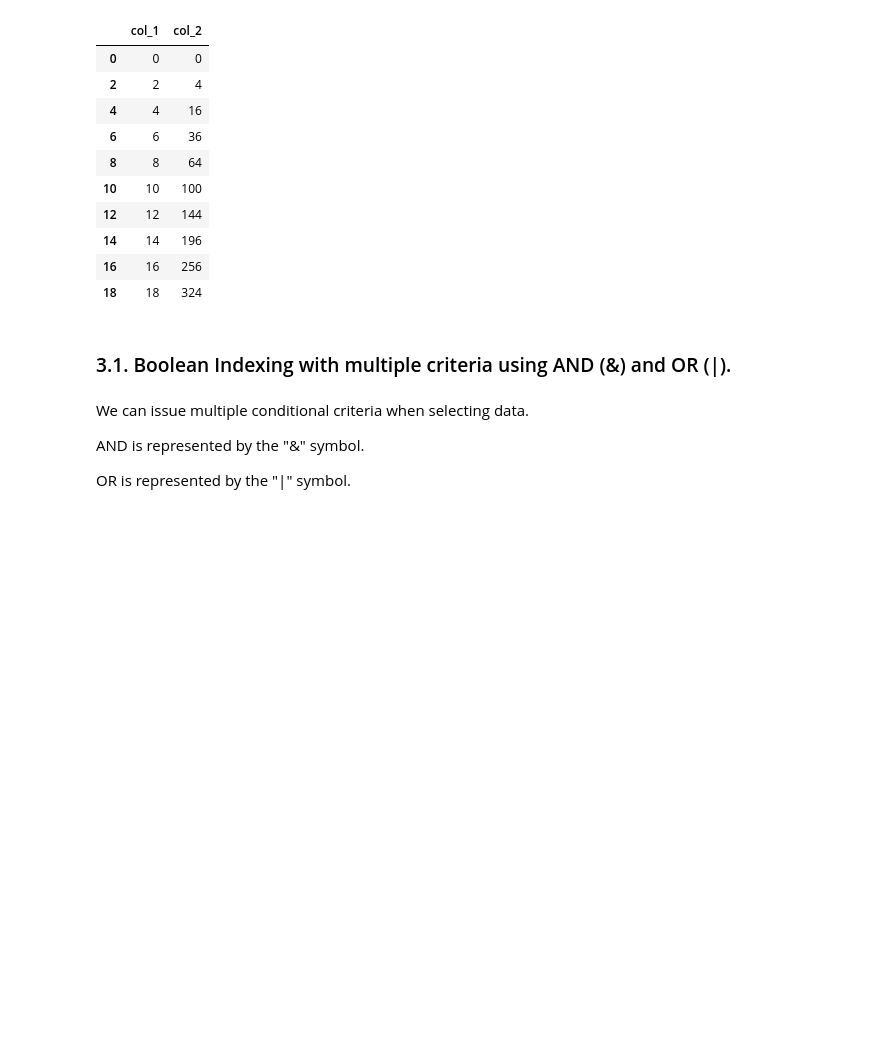
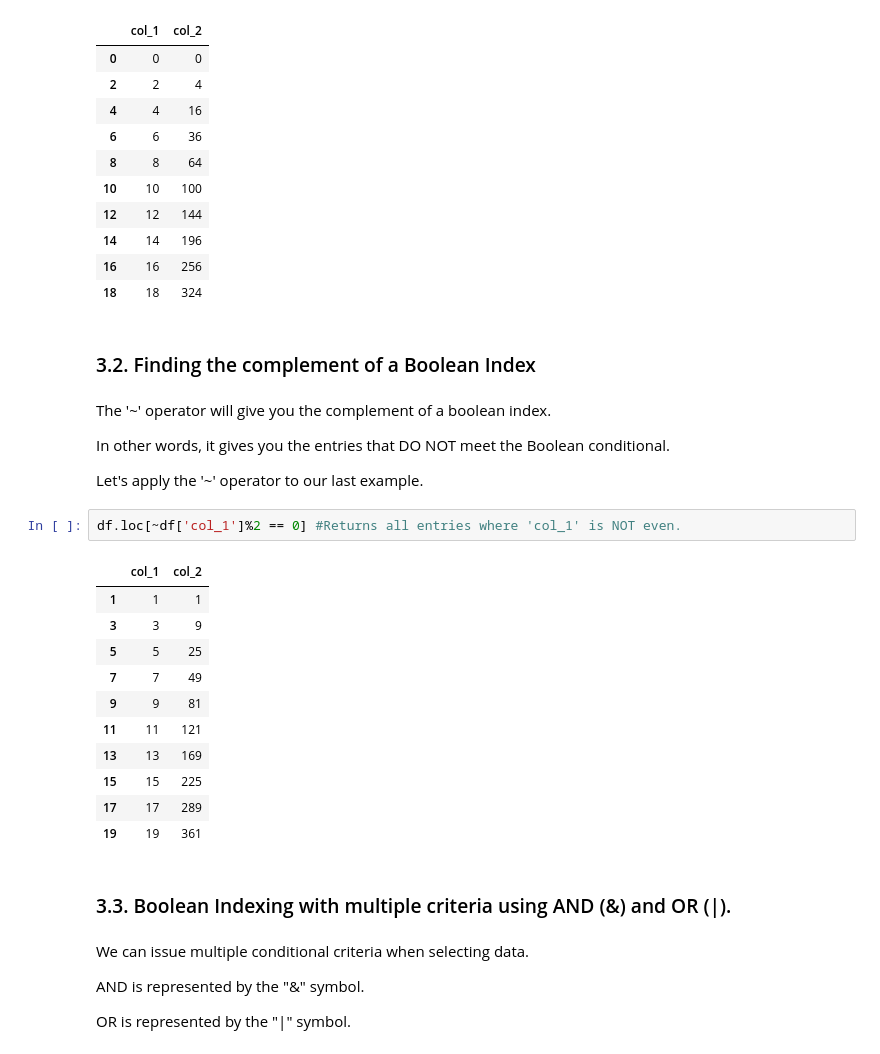
Before and after one commit to mdbartos/rinina_school, a Jupyter notebook: lessons/Lesson 1 | Data structures and indexing.ipynb, the cells around one changed output. Saved outputs shown, nothing was run; the diff lists cells and outputs as text; blank space fills up the shorter version.

```diff
--- a/lessons/Lesson 1 | Data structures and indexing.ipynb
+++ b/lessons/Lesson 1 | Data structures and indexing.ipynb
@@ -404,8 +406,30 @@ df.loc[df['col_1']%2 == 0] #Returns all entries where 'col_1' is even.
 | 14 | 14 | 196 |
 | 16 | 16 | 256 |
 | 18 | 18 | 324 |
+# %% [markdown]
+### 3.2. Finding the complement of a Boolean Index
+# %% [markdown]
+The '~' operator will give you the complement of a boolean index.
+
+In other words, it gives you the entries that DO NOT meet the Boolean conditional.
+
+Let's apply the '~' operator to our last example.
+# %%
+df.loc[~df['col_1']%2 == 0] #Returns all entries where 'col_1' is NOT even.
+# %% [output]
+|  | col_1 | col_2 |
+| 1 | 1 | 1 |
+| 3 | 3 | 9 |
+| 5 | 5 | 25 |
+| 7 | 7 | 49 |
+| 9 | 9 | 81 |
+| 11 | 11 | 121 |
+| 13 | 13 | 169 |
+| 15 | 15 | 225 |
+| 17 | 17 | 289 |
+| 19 | 19 | 361 |
 # %% [markdown]
-### 3.1. Boolean Indexing with multiple criteria using AND (&) and OR (|).
+### 3.3. Boolean Indexing with multiple criteria using AND (&) and OR (|).
 # %% [markdown]
 We can issue multiple conditional criteria when selecting data.
 
```
Also changed, not shown: parts of 3 cells of this notebook, 1 other file.
